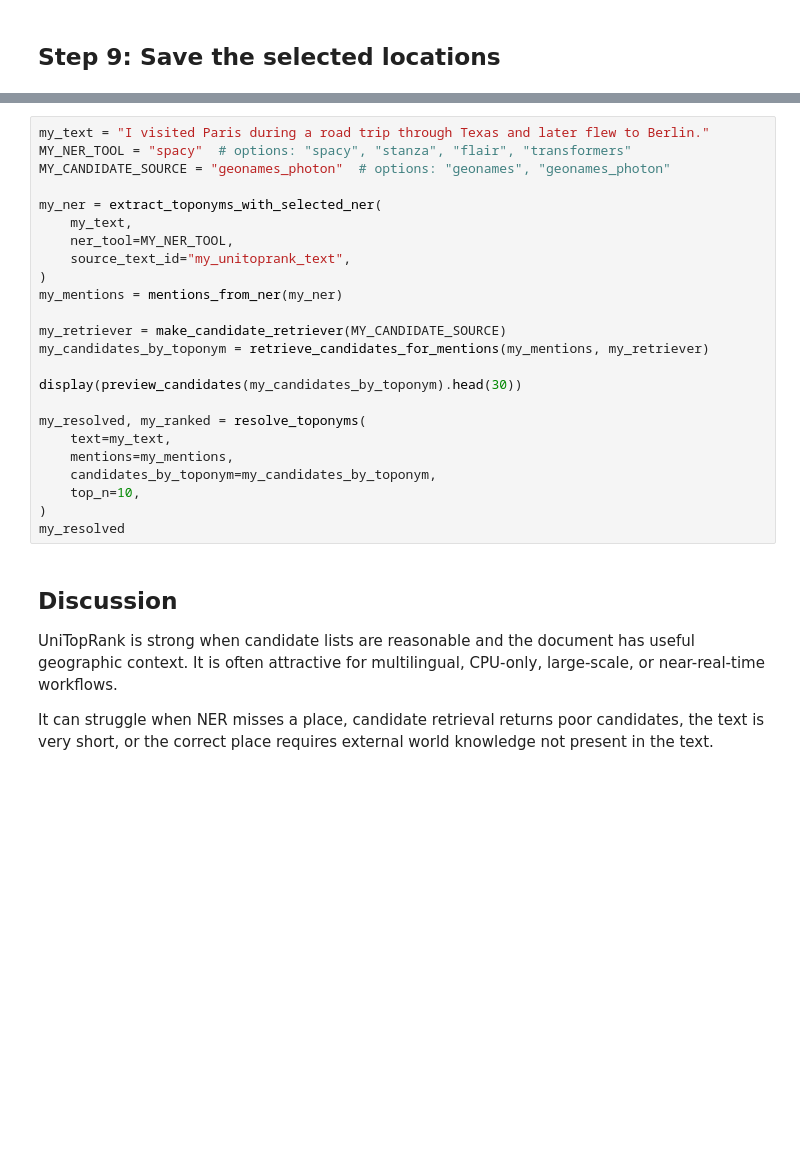
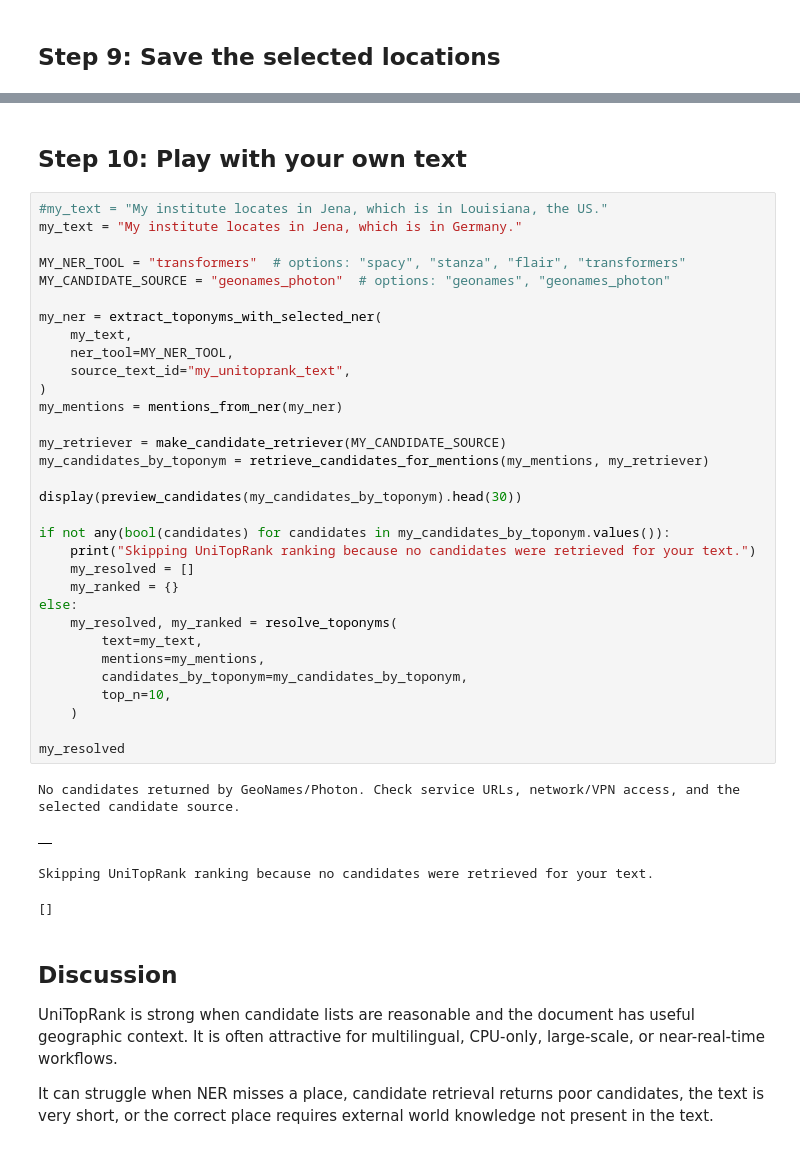
Before and after one commit to roxanneelbaff/waw_os_hackathon_2026, a Jupyter notebook: module2_geoparsing/notebooks/03_unitoprank_resolution.ipynb, the cells around one changed output, grey strips where cells are left out. Saved outputs shown, nothing was run; the diff lists cells and outputs as text; blank space fills up the shorter version.

```diff
--- a/module2_geoparsing/notebooks/03_unitoprank_resolution.ipynb
+++ b/module2_geoparsing/notebooks/03_unitoprank_resolution.ipynb
@@ -323,27 +374,42 @@ Try a short text with ambiguous places. Good examples: `Paris` in France vs Texa
+# %% [markdown]
+## Step 10: Play with your own text
 # %%
-my_text = "I visited Paris during a road trip through Texas and later flew to Berlin."
-MY_NER_TOOL = "spacy"  # options: "spacy", "stanza", "flair", "transformers"
+#my_text = "My institute locates in Jena, which is in Louisiana, the US."
+my_text = "My institute locates in Jena, which is in Germany."
+
+MY_NER_TOOL = "transformers"  # options: "spacy", "stanza", "flair", "transformers"
 MY_CANDIDATE_SOURCE = "geonames_photon"  # options: "geonames", "geonames_photon"
 
 my_ner = extract_toponyms_with_selected_ner(
     my_text,
     ner_tool=MY_NER_TOOL,
     source_text_id="my_unitoprank_text",
 )
 my_mentions = mentions_from_ner(my_ner)
 
 my_retriever = make_candidate_retriever(MY_CANDIDATE_SOURCE)
 my_candidates_by_toponym = retrieve_candidates_for_mentions(my_mentions, my_retriever)
 
 display(preview_candidates(my_candidates_by_toponym).head(30))
 
-my_resolved, my_ranked = resolve_toponyms(
-    text=my_text,
-    mentions=my_mentions,
-    candidates_by_toponym=my_candidates_by_toponym,
-    top_n=10,
-)
+if not any(bool(candidates) for candidates in my_candidates_by_toponym.values()):
+    print("Skipping UniTopRank ranking because no candidates were retrieved for your text.")
+    my_resolved = []
+    my_ranked = {}
+else:
+    my_resolved, my_ranked = resolve_toponyms(
+        text=my_text,
+        mentions=my_mentions,
+        candidates_by_toponym=my_candidates_by_toponym,
+        top_n=10,
+    )
+
 my_resolved
+# %% [output]
+No candidates returned by GeoNames/Photon. Check service URLs, network/VPN access, and the selected candidate source.
+|  |
+Skipping UniTopRank ranking because no candidates were retrieved for your text.
+[]
 # %% [markdown]
 ## Discussion
 
```
Also changed, not shown: parts of 15 cells of this notebook, 10 other files.
